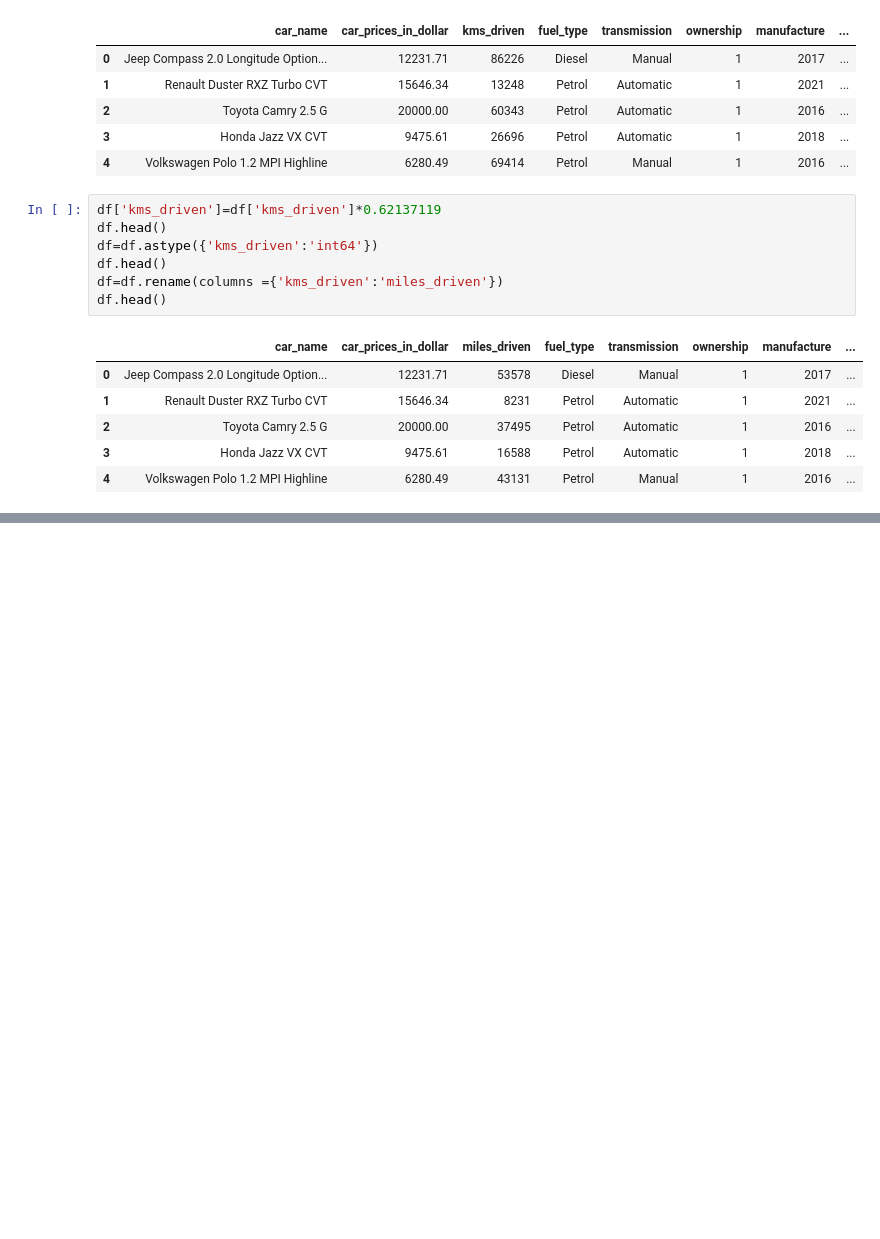
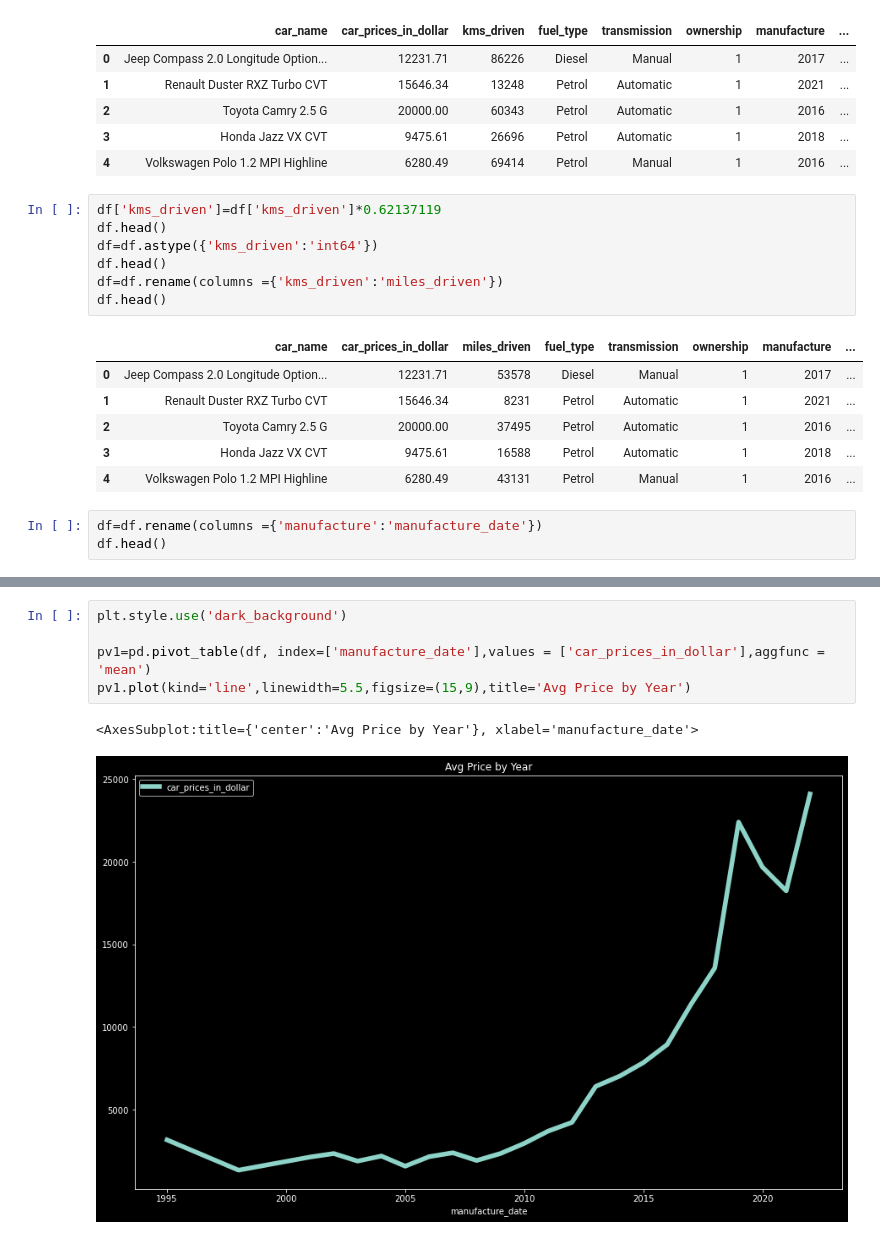
Before and after one commit to AlexeyAulov/predicting-old-car-prices, a Jupyter notebook: Neural_Network.ipynb, the cells around one changed output, grey strips where cells are left out. Drawn from its saved outputs; the diff is of its cells as text; blank space fills up the shorter version.

```diff
--- a/Neural_Network.ipynb
+++ b/Neural_Network.ipynb
@@ -309,3 +309,6 @@ df.head()
 | 2 | Toyota Camry 2.5 G | 20000.00 | 37495 | Petrol | Automatic | 1 | 2016 | ... |
 | 3 | Honda Jazz VX CVT | 9475.61 | 16588 | Petrol | Automatic | 1 | 2018 | ... |
 | 4 | Volkswagen Polo 1.2 MPI Highline | 6280.49 | 43131 | Petrol | Manual | 1 | 2016 | ... |
+# %%
+df=df.rename(columns ={'manufacture':'manufacture_date'})
+df.head()
@@ -311,0 +322,8 @@ df.head()
+# %%
+plt.style.use('dark_background')
+
+pv1=pd.pivot_table(df, index=['manufacture_date'],values = ['car_prices_in_dollar'],aggfunc = 'mean')
+pv1.plot(kind='line',linewidth=5.5,figsize=(15,9),title='Avg Price by Year')
+# %% [output]
+<AxesSubplot:title={'center':'Avg Price by Year'}, xlabel='manufacture_date'>
+[figure, added]
```
Also changed, not shown: parts of 9 cells of this notebook.
